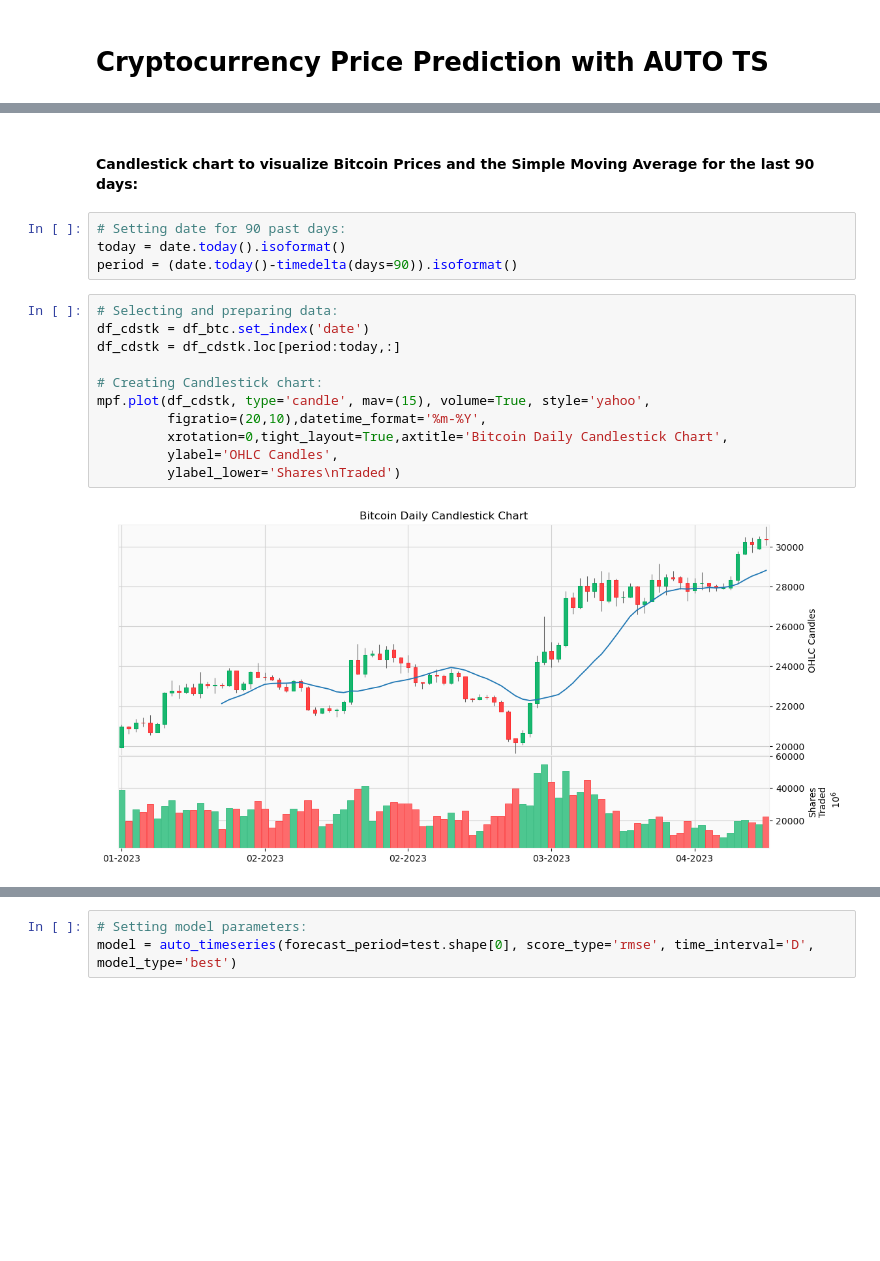
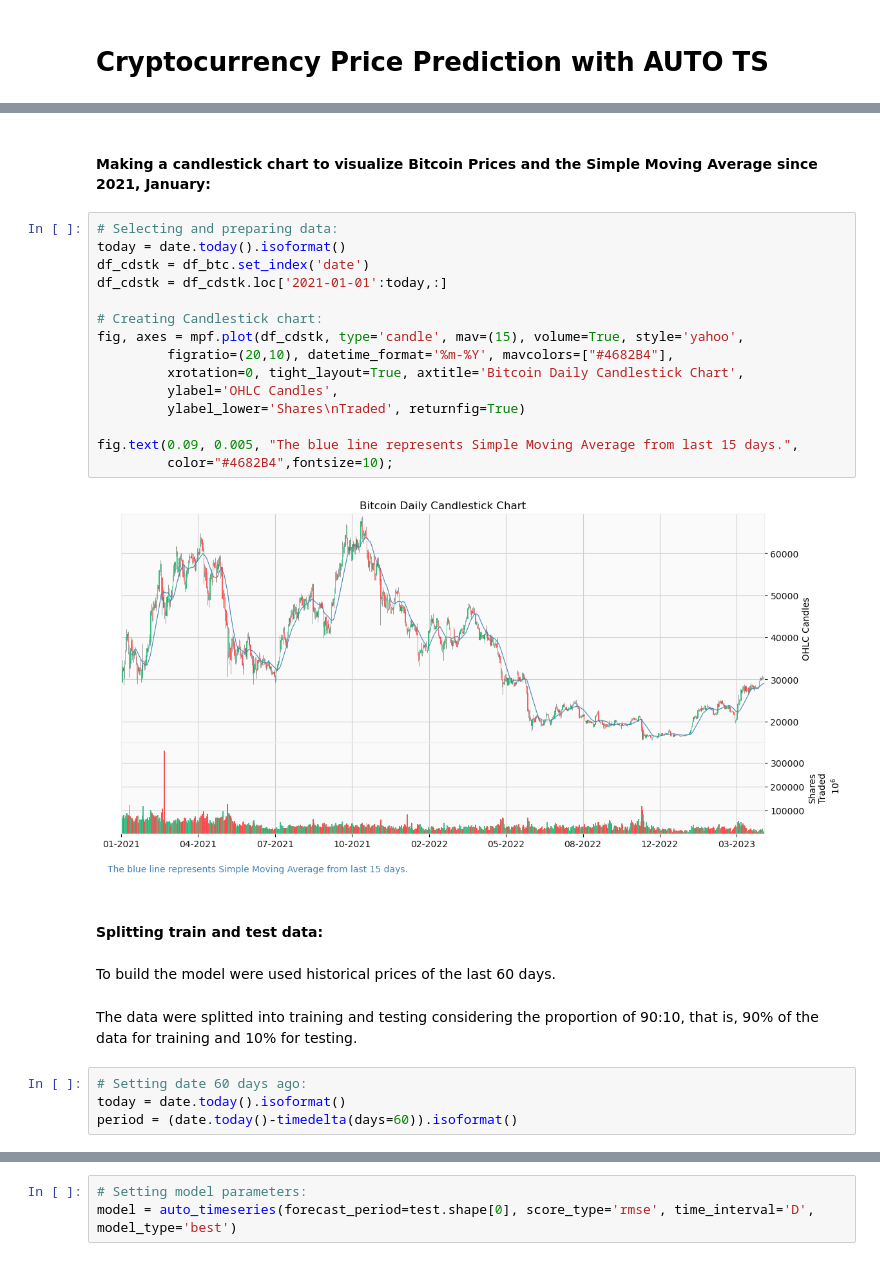
Before and after one commit to GiovannaBezerra/criptocurrency_price_prediction, a Jupyter notebook: cryptocurrency_price_prediction.ipynb, the cells around one changed output, grey strips where cells are left out. Cells and saved outputs as stored; diff of their text form; blank space fills up the shorter version.

```diff
--- a/cryptocurrency_price_prediction.ipynb
+++ b/cryptocurrency_price_prediction.ipynb
@@ -31,20 +50,30 @@ Data frame extraction from 2021-01-01 to 2023-04-14
 cryptocurrency_get_data successfully run
 # %% [markdown]
-#### Candlestick chart to visualize Bitcoin Prices and the Simple Moving Average for the last 90 days:
+#### Making a candlestick chart to visualize Bitcoin Prices and the Simple Moving Average since 2021, January:
+# %%
+# Selecting and preparing data:
+today = date.today().isoformat()
+df_cdstk = df_btc.set_index('date')
+df_cdstk = df_cdstk.loc['2021-01-01':today,:]
+
+# Creating Candlestick chart:
+fig, axes = mpf.plot(df_cdstk, type='candle', mav=(15), volume=True, style='yahoo',
+         figratio=(20,10), datetime_format='%m-%Y', mavcolors=["#4682B4"],
+         xrotation=0, tight_layout=True, axtitle='Bitcoin Daily Candlestick Chart',
+         ylabel='OHLC Candles',
+         ylabel_lower='Shares\nTraded', returnfig=True)
+
+fig.text(0.09, 0.005, "The blue line represents Simple Moving Average from last 15 days.",
+         color="#4682B4",fontsize=10);
+# %% [output]
+[figure, added]
+# %% [markdown]
+#### Splitting train and test data:
+# %% [markdown]
+To build the model were used historical prices of the last 60 days.
+# %% [markdown]
+The data were splitted into training and testing considering the proportion of 90:10, that is, 90% of the data for training and 10% for testing.
 # %%
-# Setting date for 90 past days:
+# Setting date 60 days ago:
 today = date.today().isoformat()
-period = (date.today()-timedelta(days=90)).isoformat()
+period = (date.today()-timedelta(days=60)).isoformat()
-# %%
-# Selecting and preparing data:
-df_cdstk = df_btc.set_index('date')
-df_cdstk = df_cdstk.loc[period:today,:]
-
-# Creating Candlestick chart:
-mpf.plot(df_cdstk, type='candle', mav=(15), volume=True, style='yahoo',
-         figratio=(20,10),datetime_format='%m-%Y',
-         xrotation=0,tight_layout=True,axtitle='Bitcoin Daily Candlestick Chart',
-         ylabel='OHLC Candles',
-         ylabel_lower='Shares\nTraded')
-# %% [output]
-[figure, removed]
```
Also changed, not shown: parts of 40 cells of this notebook.
